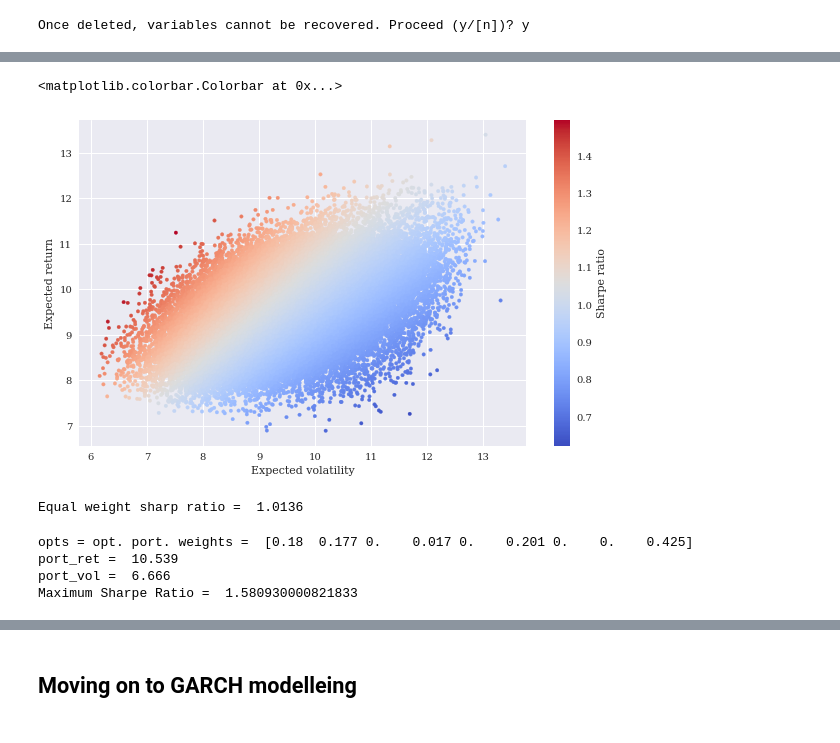
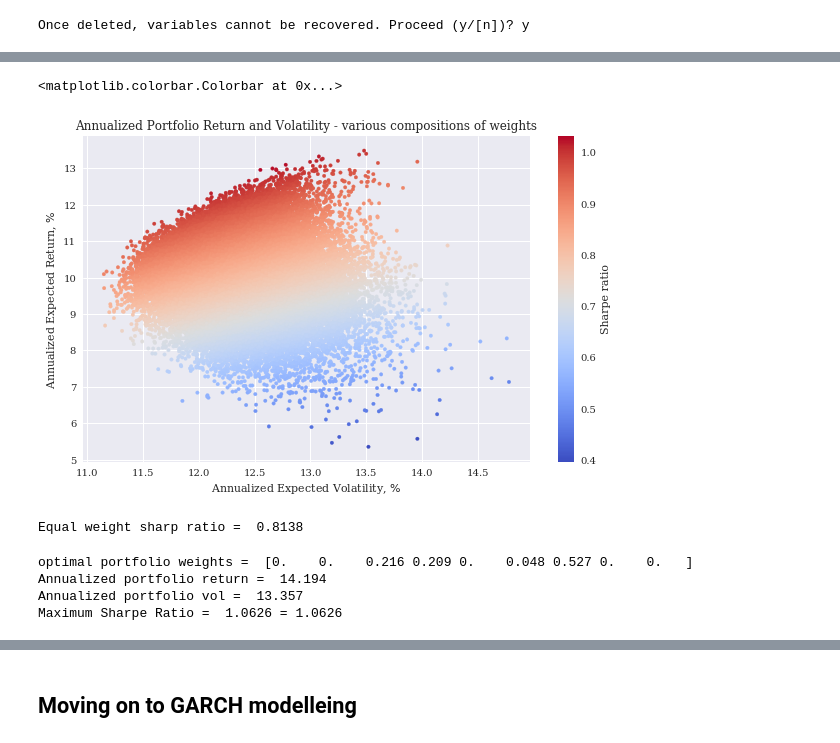
Before and after one commit to MartinBA741/Applied-Corporate-Finance, a Jupyter notebook: Yahoo Finance.ipynb, the cells around one changed output, grey strips where cells are left out. Saved outputs shown, nothing was run; the diff lists cells and outputs as text; code cells hidden in the pictures.

Commit message:
final data 9 sectors

```diff
--- a/Yahoo Finance.ipynb
+++ b/Yahoo Finance.ipynb
@@ -52,0 +23,16 @@ iShares Core € Corp Bond UCITS ETF (IEAC)
+# %%
+mydict = {'IGF': 'Global Infrastructure',
+          'IFGL':'International Developed Real Estate ETF',
+          'IXN': 'iShares Global Tech ETF',
+          'IXJ': 'iShares Global Healthcare ETF',
+          'VDE': 'Vanguard Energy ETF',
+          'KXI': 'iShares Global Consumer Staples ETF',
+#          'IXG': 'iShares Global Financials ETF',
+          'SPGP':'iShares Gold Producers UCITS ETF',
+          'VIS': 'Vanguard Industrial ETF',
+          'RXI': 'iShares Global Consumer Discretionary ETF'
+         }
+
+display(list(mydict.values())[:])
+#display(list(mydict)[:])
+#mydict
@@ -53,16 +49,21 @@ iShares Core € Corp Bond UCITS ETF (IEAC)
 # %%
 # List shares of interest as Yahoo Fiance "Ticker"/"Symbol"
-mylist = ['QQQ', 'IVV', 'VYM', 'VHT', 'IWM', 'GLD', 'VEA', 'VGK', 'TLT']
-# mylist = ["danske.co", "MAERSK-B.CO", 'CHR.CO', "NZYM-B.CO", 'LUN.CO', 'GN.CO', 'GEN.CO']
-    #'VIXY', 'SHV' -- 'CARL-B.CO', 'ORSTED.CO'
+
+mylist = list(mydict)[:]
+#mylist = ['QQQ', 'XLV', 'IFEU', 'IVV', 'VYM', 'VHT', 'IWM', 'VEA', 'VGK', 'IAU', 'GLD']
+#mylist = ["danske.co", "MAERSK-B.CO", 'CHR.CO', "NZYM-B.CO", 'LUN.CO', 'GN.CO', 'GEN.CO','CARL-B.CO', 'ORSTED.CO']
+
 noa = len(mylist)
-
-# Create DataFrame to store data
-df = pd.DataFrame()
-df_change = pd.DataFrame()
-rets = pd.DataFrame()
 # %%
+# Create DataFrame to store data
+df = pd.DataFrame()
+df_change = pd.DataFrame()
+rets = pd.DataFrame()
+
 for x in mylist:
-    df[x] = pdr.get_data_yahoo(x, start=datetime.datetime(2017, 1, 1))['Adj Close']
+    df[x] = pdr.get_data_yahoo(x, start=datetime.datetime(2012, 1, 1), end=datetime.datetime(2019, 8, 1))['Adj Close']
+
     df_change['pct_c_{}'.format(x)] = df[x].pct_change()   #
     rets[x] = np.log(df[x] / df[x].shift(1))*100
+
+rets = rets.dropna()
@@ -131,17 +221,18 @@ p_vols = np.array(p_vols)
 # %%
 plt.figure(figsize=(10,6))
 plt.scatter(p_vols, p_rets, c=p_rets / p_vols, marker = '.', cmap='coolwarm')
-plt.xlabel('Expected volatility')
-plt.ylabel('Expected return')
+plt.xlabel('Annualized Expected Volatility, $\%$')
+plt.ylabel('Annualized Expected Return, $\%$')
+plt.title('Annualized Portfolio Return and Volatility - various compositions of weights')
 plt.colorbar(label='Sharpe ratio')
 # %% [output]
 <matplotlib.colorbar.Colorbar at 0x...>
-[figure, old version]
+[figure, new version]
 # %%
-# Maximisation of Sharpe Ratio  (Equal weights)
+# Definition of Sharpe Ratio  (Equal weights)
 
-# Function to minimize
-def min_func_sharpe(weights):
+# The Sharpe Ratio (negative) to be minimized
+def sharpe_ratio(weights):
     return -port_ret(weights) / port_vol(weights)
 
 # Equality constraint
@@ -153,23 +244,23 @@ bnds = tuple((0,1) for x in range(noa))
 # Equal weights
 eweights = np.array(noa * [1. / noa,])
 
-print('Equal weight sharp ratio = ', -min_func_sharpe(eweights).round(4))
+print('Equal weight sharp ratio = ', -sharpe_ratio(eweights).round(4))
 # %% [output]
-Equal weight sharp ratio =  1.0136
+Equal weight sharp ratio =  0.8138
 # %%
-# Max return
+# Max Sharpe Ratio i.e. return
 #%%time
-opts = sco.minimize(min_func_sharpe, eweights, method='SLSQP', bounds=bnds, constraints=cons)
+opts = sco.minimize(sharpe_ratio, eweights, method='SLSQP', bounds=bnds, constraints=cons)
 #print(opts)
-print('opts = opt. port. weights = ', opts['x'].round(3))
-print('port_ret = ', port_ret(opts['x']).round(3))
-print('port_vol = ', port_vol(opts['x']).round(3))
-print('Maximum Sharpe Ratio = ', port_ret(opts['x']) / port_vol(opts['x']))
+print('optimal portfolio weights = ', opts['x'].round(3))
+print('Annualized portfolio return = ', port_ret(opts['x']).round(3))
+print('Annualized portfolio vol = ', port_vol(opts['x']).round(3))
+print('Maximum Sharpe Ratio = ',(port_ret(opts['x'])/port_vol(opts['x'])).round(4),'=',-sharpe_ratio(opts.x).round(4))
 # %% [output]
-opts = opt. port. weights =  [0.18  0.177 0.    0.017 0.    0.201 0.    0.    0.425]
-port_ret =  10.539
-port_vol =  6.666
-Maximum Sharpe Ratio =  1.580930000821833
+optimal portfolio weights =  [0.    0.    0.216 0.209 0.    0.048 0.527 0.    0.   ]
+Annualized portfolio return =  14.194
+Annualized portfolio vol =  13.357
+Maximum Sharpe Ratio =  1.0626 = 1.0626
 # %%
 # Minimize Vol
 optv = sco.minimize(port_vol, eweights, method='SLSQP', bounds=bnds, constraints=cons)
```
Also changed, not shown: parts of 41 cells of this notebook.
